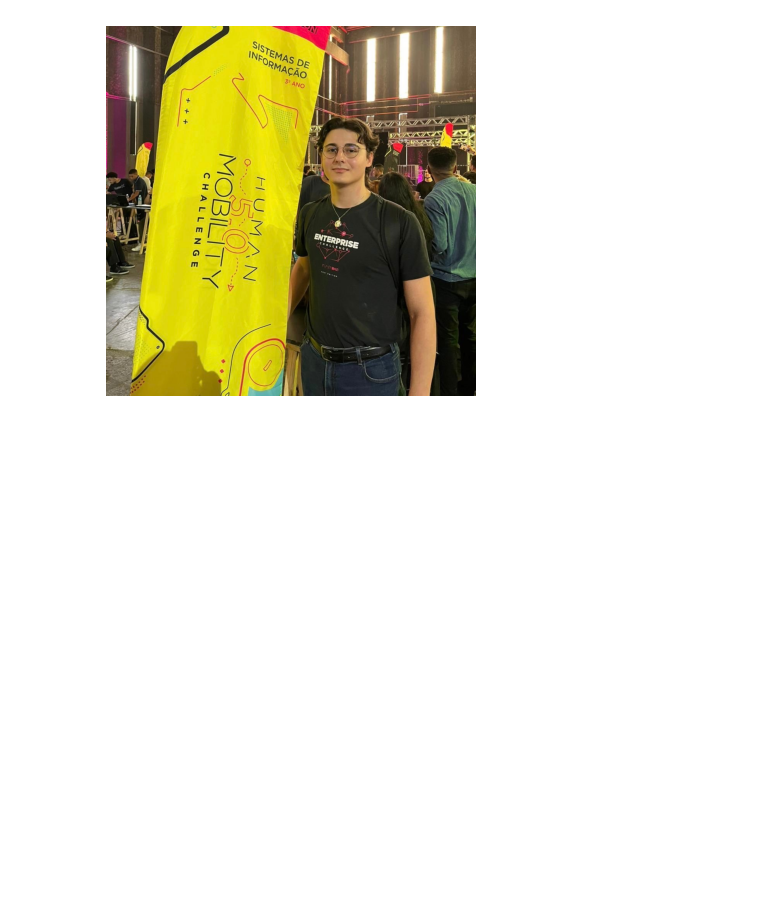
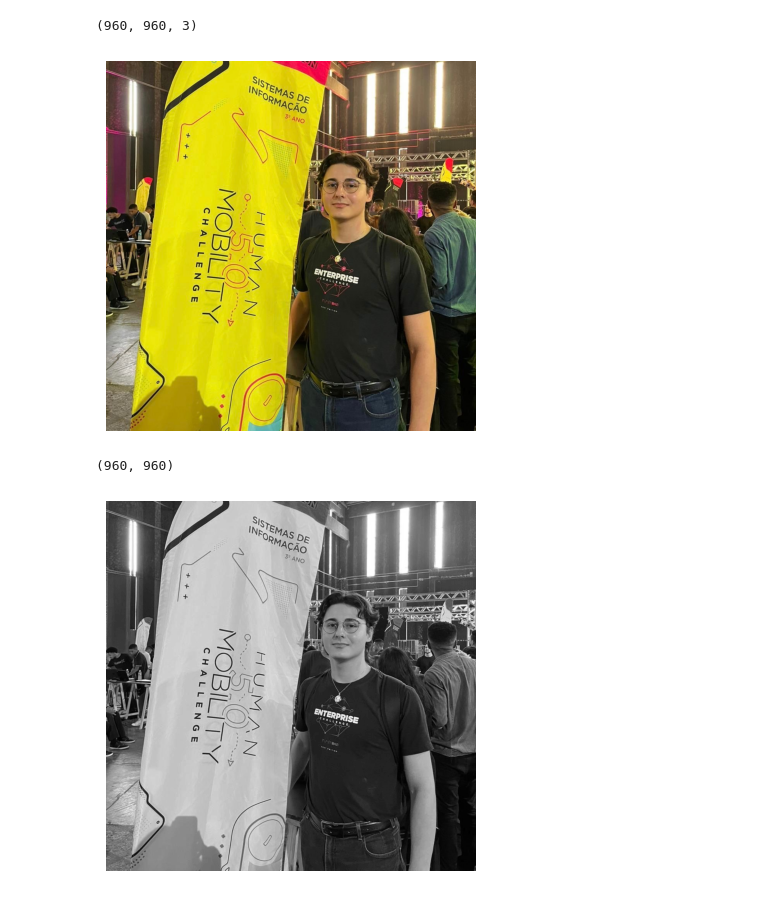
Before and after one commit to hotequil/image-processing, a Jupyter notebook: app.ipynb, the cells around one changed output. Drawn from its saved outputs; the diff is of its cells as text; code cells hidden in the pictures; blank space fills up the shorter version.

Commit message:
feat: added filters in image

```diff
--- a/app.ipynb
+++ b/app.ipynb
@@ -7,8 +7,27 @@ from matplotlib import pyplot as plt
 image = cv.imread("me.jpeg")
 image = cv.cvtColor(image, cv.COLOR_RGB2BGR)
 
+print(image.shape)
+
 plt.axis('off')
 plt.imshow(image)
 plt.show()
 # %% [output]
+(960, 960, 3)
 [figure]
+# %%
+import cv2 as cv
+from matplotlib import pyplot as plt
+
+%matplotlib inline
+
+gray_image = cv.imread("me.jpeg", 0)
+
+print(gray_image.shape)
+
+plt.axis('off')
+plt.imshow(gray_image, cmap="gray")
+plt.show()
+# %% [output]
+(960, 960)
+[figure, added]
```
Also changed, not shown: parts of 2 cells of this notebook.
